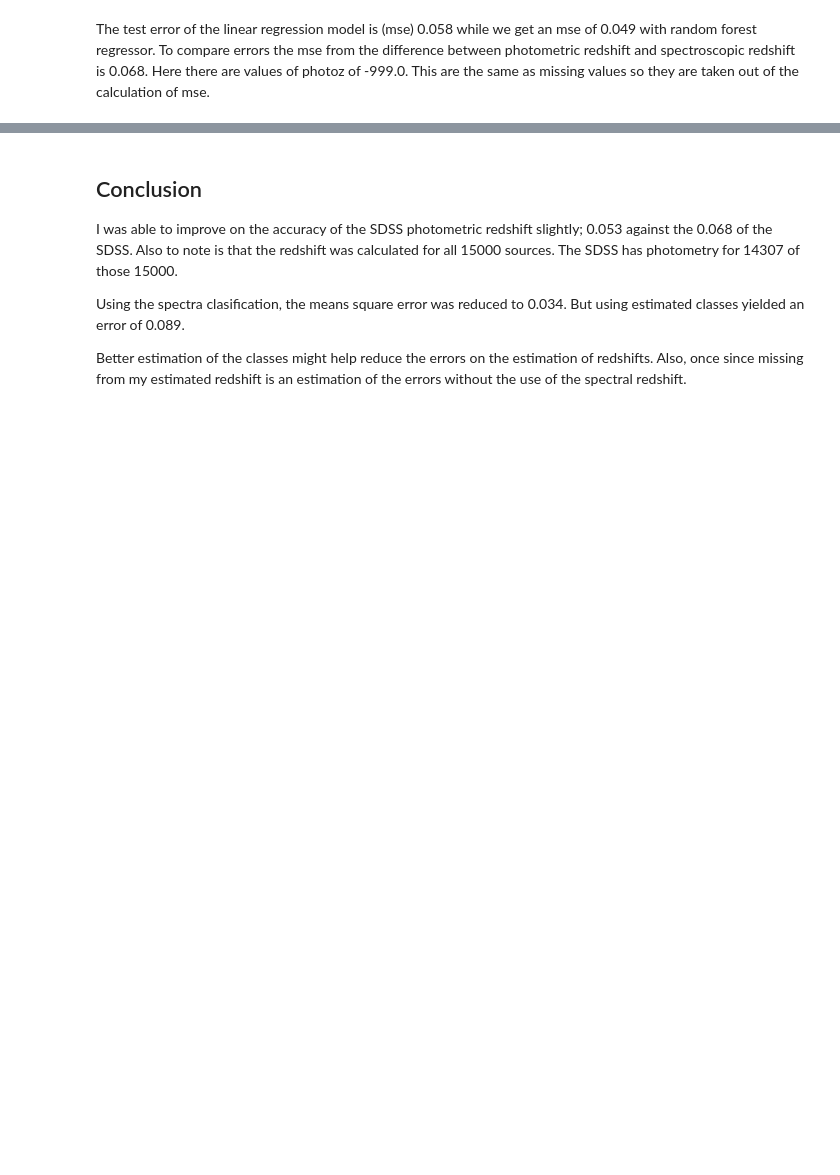
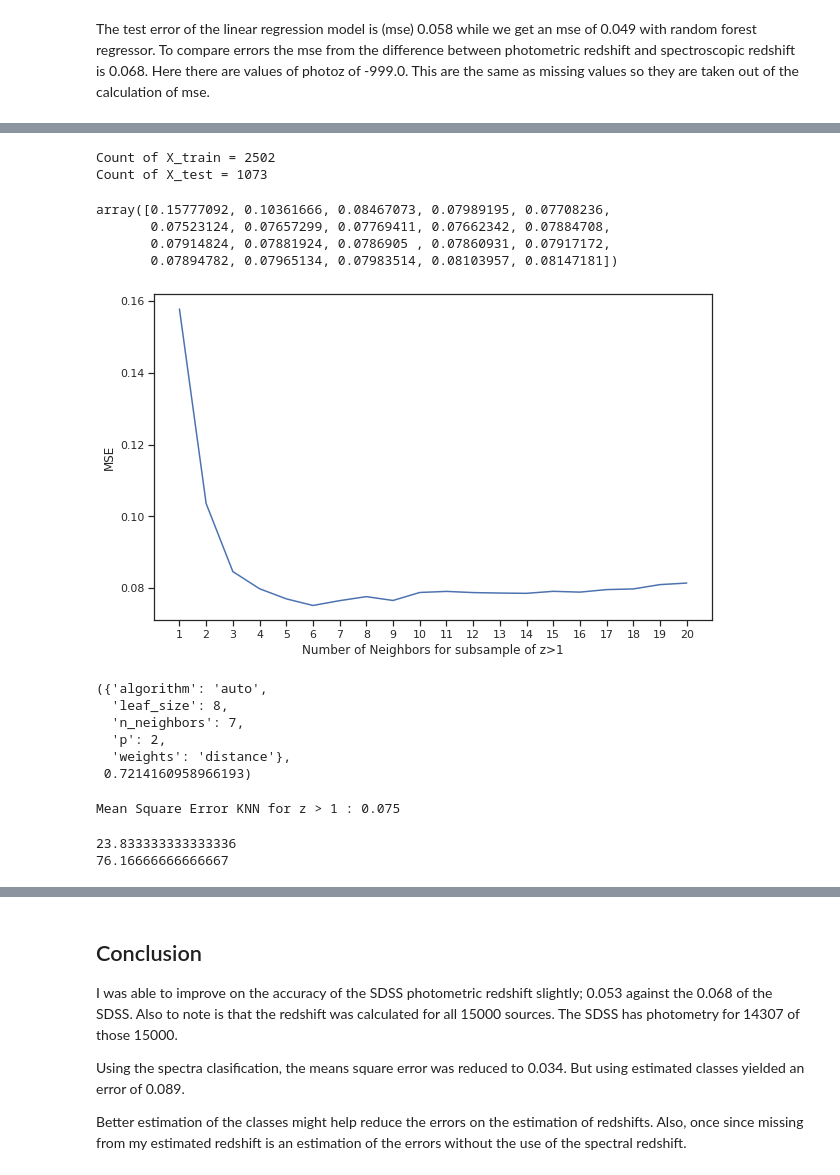
Before and after one commit to lifemannequin/Star_QSO_Galaxy, a Jupyter notebook: script_notebooks/determining_redshift.ipynb, the cells around one changed output, grey strips where cells are left out. Saved outputs shown, nothing was run; the diff lists cells and outputs as text; code cells hidden in the pictures; blank space fills up the shorter version.

```diff
--- a/script_notebooks/determining_redshift.ipynb
+++ b/script_notebooks/determining_redshift.ipynb
@@ -611,0 +670,3 @@ array([0.26385961, 0.19877611, 0.18315393, 0.1773278 , 0.17244564,
+# %%
+data_high = data_cl.loc[(data_cl['z'] > 1.0 )]
+data_high.head()
@@ -611,0 +680,39 @@ array([0.26385961, 0.19877611, 0.18315393, 0.1773278 , 0.17244564,
+# %%
+X = data_high.drop(['nClass', 'z'], axis=1)
+y = data_high['z']
+# Using RobustScaler to scale the dataset
+X_t_high = scaler.fit_transform(X)
+X_scaled_high = pd.DataFrame(X_t_high, columns = X.columns)
+
+Xh_train, Xh_test, yh_train, yh_test = train_test_split(X_scaled_high, y, test_size=0.3, random_state=42)
+
+print(f'Count of X_train = {Xh_train["dered_u"].count()}')
+print(f'Count of X_test = {Xh_test["dered_u"].count()}')
+# %% [output]
+Count of X_train = 2502
+Count of X_test = 1073
+# %%
+n= 20
+mse_high = np.zeros(n)
+for i in range(1,n+1):
+    #Train Model and Predict
+    knn = KNeighborsRegressor(n_neighbors = i).fit(Xh_train,yh_train)
+    yhat= knn.predict(Xh_test)
+    mse_high[i-1] = mean_squared_error(yh_test, yhat)
+
+mse_high
+# %% [output]
+array([0.15777092, 0.10361666, 0.08467073, 0.07989195, 0.07708236,
+       0.07523124, 0.07657299, 0.07769411, 0.07662342, 0.07884708,
+       0.07914824, 0.07881924, 0.0786905 , 0.07860931, 0.07917172,
+       0.07894782, 0.07965134, 0.07983514, 0.08103957, 0.08147181])
+# %%
+loc = np.arange(1,n+1,step=1.0)
+plt.figure(figsize = (10, 6))
+plt.plot(range(1, n+1), mse_high)
+plt.xticks(loc)
+plt.xlabel('Number of Neighbors for subsample of z>1')
+plt.ylabel('MSE')
+plt.show()
+# %% [output]
+[figure, added]
@@ -611,0 +729,9 @@ array([0.26385961, 0.19877611, 0.18315393, 0.1773278 , 0.17244564,
+# %%
+KNR_high.best_params_ ,KNR_high.best_score_
+# %% [output]
+({'algorithm': 'auto',
+  'leaf_size': 8,
+  'n_neighbors': 7,
+  'p': 2,
+  'weights': 'distance'},
+ 0.7214160958966193)
@@ -611,0 +741,11 @@ array([0.26385961, 0.19877611, 0.18315393, 0.1773278 , 0.17244564,
+# %%
+mse_KNR_high = mean_squared_error(yh_test,yh_pred_knr)
+print('Mean Square Error KNN for z > 1 :', round(mse_KNR_high, 3))
+# %% [output]
+Mean Square Error KNN for z > 1 : 0.075
+# %%
+print(data_cl.loc[(data_cl['z'] > 1.0 )]['z'].count()/data_cl['z'].count()*100)
+print(data_cl.loc[(data_cl['z'] <= 1.0 )]['z'].count()/data_cl['z'].count()*100)
+# %% [output]
+23.833333333333336
+76.16666666666667
```
Also changed, not shown: parts of 41 cells of this notebook, 7 other files.
